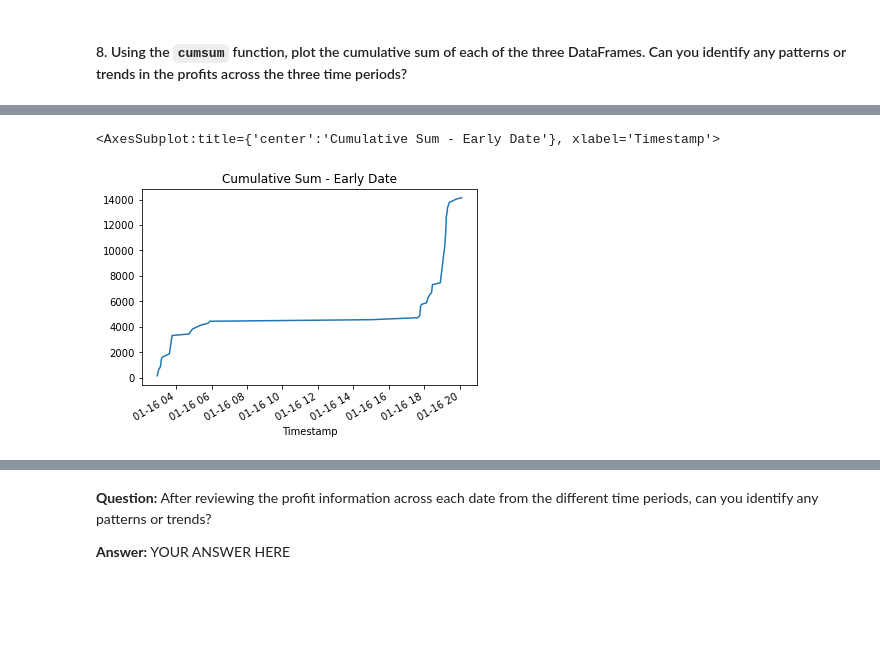
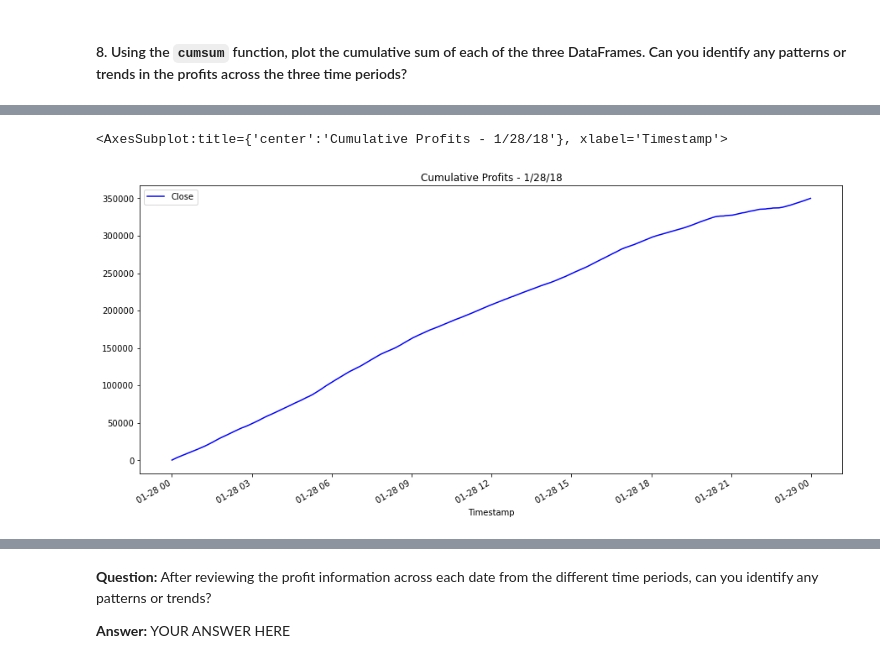
Before and after one commit to themelquiades/challenge_3_bitcoin_arb, a Jupyter notebook: crypto_arbitrage.ipynb, the cells around one changed output, grey strips where cells are left out. Saved outputs shown, nothing was run; the diff lists cells and outputs as text; code cells hidden in the pictures; blank space fills up the shorter version.

Commit message:
Completed the analysis on profitable bitcoin arbitrage opportunities over three different days in 2018

```diff
--- a/crypto_arbitrage.ipynb
+++ b/crypto_arbitrage.ipynb
@@ -501,10 +544,11 @@ ValueError: Can only compare identically-labeled DataFrame objects
 # %% [markdown]
 #### 2. For each of the three dates, calculate the spread returns. To do so, divide the instances that have a positive arbitrage spread (that is, a spread greater than zero) by the price of Bitcoin from the exchange you’re buying on (that is, the lower-priced exchange). Review the resulting DataFrame.
 # %%
+#EARLY
 # For the date early in the dataset, calculate the spread returns by dividing the instances when the arbitrage spread is positive (> 0)
 # by the price of Bitcoin from the exchange you are buying on (the lower-priced exchange).
-spread_return_early= # YOUR CODE HERE
+spread_return_early= positive_arb_early/coinbase_sliced[["Close"]].loc['2018-01-28']
 
-# Review the spread return DataFrame
-# YOUR CODE HERE
+# Review the early spread return DataFrame
+spread_return_early.describe()
 # %% [output]
@@ -518,10 +598,9 @@ Name: Close, dtype: float64
 # %% [markdown]
 #### 3. For each of the three dates, narrow down your trading opportunities even further. To do so, determine the number of times your trades with positive returns exceed the 1% minimum threshold that you need to cover your costs.
 # %%
+#EARLY
 # For the date early in the dataset, determine the number of times your trades with positive returns
 # exceed the 1% minimum threshold (.01) that you need to cover your costs
-profitable_trades_early = # YOUR CODE HERE
-
-# Review the first five profitable trades
-# YOUR CODE HERE
+profitable_trades_early = spread_return_early[spread_return_early>.01].dropna()
+profitable_trades_early.describe()
 # %% [output]
@@ -551,13 +724,14 @@ Name: Close, dtype: float64
 # %% [markdown]
 #### 5. For each of the three dates, calculate the potential profit, in dollars, per trade. To do so, multiply the spread returns that were greater than 1% by the cost of what was purchased. Make sure to drop any missing values from the resulting DataFrame.
 # %%
+#EARLY
 # For the date early in the dataset, calculate the potential profit per trade in dollars
 # Multiply the profitable trades by the cost of the Bitcoin that was purchased
-profit_early = # YOUR CODE HERE
+profit_early = profitable_trades_early*coinbase_sliced[["Close"]].loc['2018-01-28']
 
 # Drop any missing values from the profit DataFrame
-profit_per_trade_early = # YOUR CODE HERE
+profit_per_trade_early = profit_early.dropna()
 
 # View the early profit DataFrame
-# YOUR CODE HERE
+profit_per_trade_early
 # %% [output]
@@ -605,5 +873,7 @@ Name: Close, dtype: float64
 # %% [markdown]
 #### 8. Using the `cumsum` function, plot the cumulative sum of each of the three DataFrames. Can you identify any patterns or trends in the profits across the three time periods?
 # %%
+#EARLY
 # Use the cumsum function to calculate the cumulative profits over time for the early profit per trade DataFrame
-cumulative_profit_early = # YOUR CODE HERE
+cumulative_profit_early = profit_per_trade_early.cumsum()
+cumulative_profit_early.tail()
@@ -610,6 +908,7 @@ cumulative_profit_early = # YOUR CODE HERE
 # %%
-# Plot the cumulative sum of profits for the early profit per trade DataFrame
-# YOUR CODE HERE
+#EARLY
+# Plotting the cumulative sum of profits for the early profit per trade DataFrame
+cumulative_profit_early.plot(legend = True, figsize = (15,7), title = "Cumulative Profits - 1/28/18", color = "blue", label = "1/28/18")
 # %% [output]
-<AxesSubplot:title={'center':'Cumulative Sum - Early Date'}, xlabel='Timestamp'>
+<AxesSubplot:title={'center':'Cumulative Profits - 1/28/18'}, xlabel='Timestamp'>
-[figure, old version]
+[figure, new version]
```
Also changed, not shown: parts of 34 cells of this notebook.
